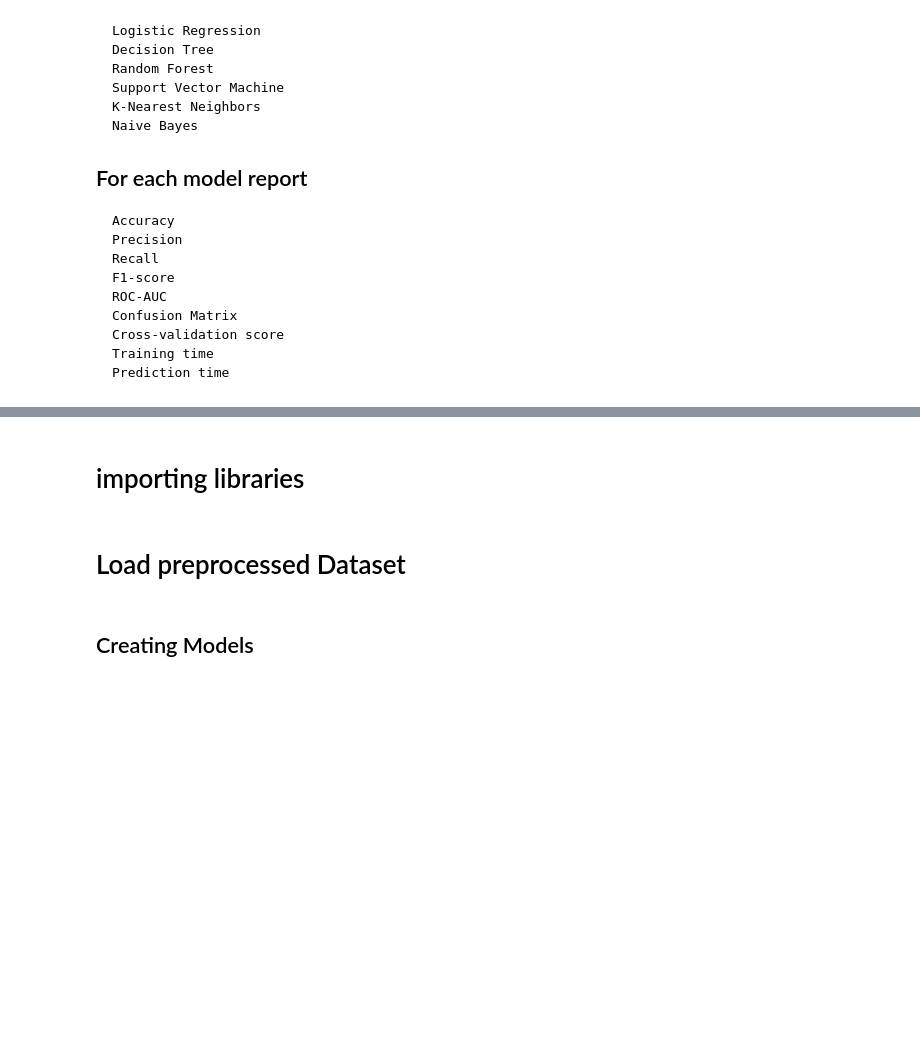
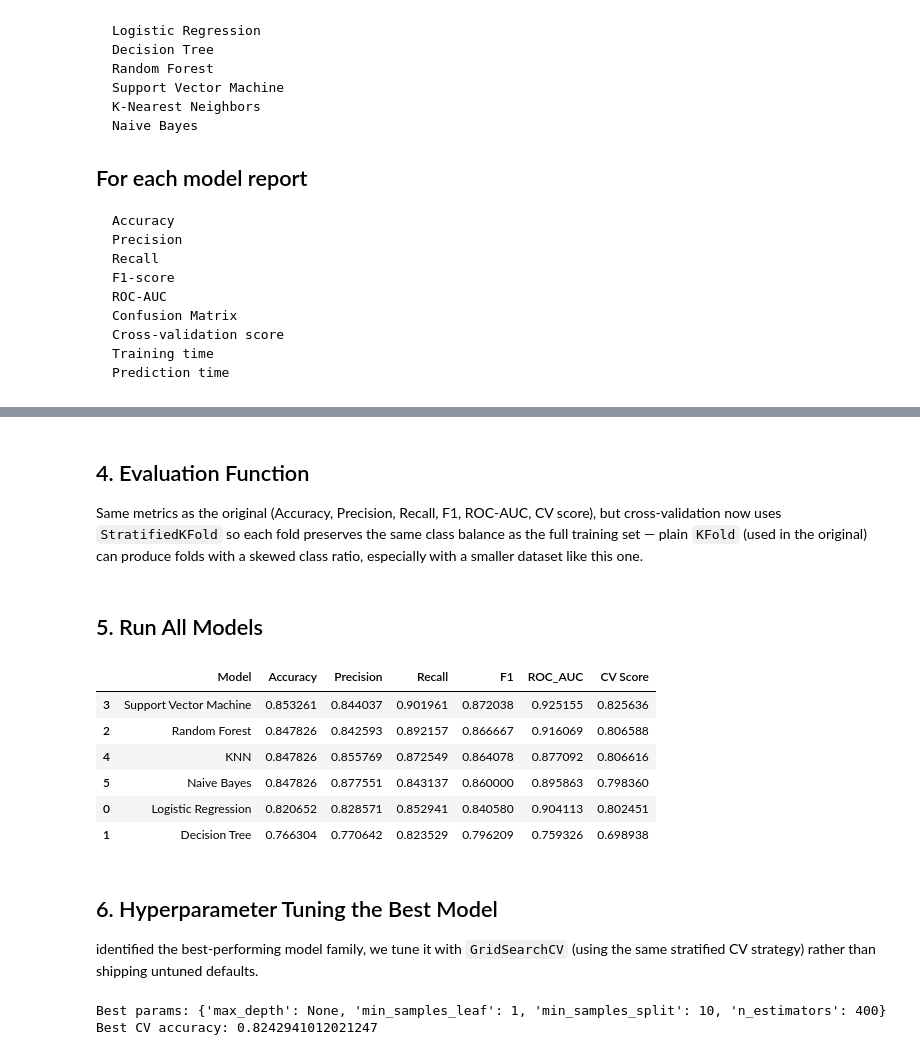
Before and after one commit to Thakurji890/Heart-Disease-Prediction, a Jupyter notebook: notebooks/03_Baseline_Models.ipynb, the cells around one changed output, grey strips where cells are left out. Cells and saved outputs as stored; diff of their text form; code cells hidden in the pictures; blank space fills up the shorter version.

```diff
--- a/notebooks/03_Baseline_Models.ipynb
+++ b/notebooks/03_Baseline_Models.ipynb
@@ -47,3 +84,8 @@ X_train, X_test, y_train, y_test = train_test_split(
 # %% [markdown]
-# importing libraries
+## 4. Evaluation Function
+
+Same metrics as the original (Accuracy, Precision, Recall, F1, ROC-AUC, CV score), but cross-validation
+now uses `StratifiedKFold` so each fold preserves the same class balance as the full training set —
+plain `KFold` (used in the original) can produce folds with a skewed class ratio, especially with a
+smaller dataset like this one.
 # %%
@@ -77,32 +113,54 @@ from sklearn.naive_bayes import GaussianNB
 # %% [markdown]
-# Load preprocessed Dataset
+## 5. Run All Models
 # %%
-X_train = pd.read_csv("../data/processed/X_train.csv")
-X_test = pd.read_csv("../data/processed/X_test.csv")
+results = []
 
-y_train = pd.read_csv("../data/processed/y_train.csv").values.ravel()
-y_test = pd.read_csv("../data/processed/y_test.csv").values.ravel()
+for name, model in models.items():
+    metrics = evaluate_model(model)
+    results.append([name] + metrics)
+
+results_df = pd.DataFrame(
+    results,
+    columns=["Model", "Accuracy", "Precision", "Recall", "F1", "ROC_AUC", "CV Score"]
+)
+
+results_df.sort_values(by="Accuracy", ascending=False)
+# %% [output]
+|  | Model | Accuracy | Precision | Recall | F1 | ROC_AUC | CV Score |
+| 3 | Support Vector Machine | 0.853261 | 0.844037 | 0.901961 | 0.872038 | 0.925155 | 0.825636 |
+| 2 | Random Forest | 0.847826 | 0.842593 | 0.892157 | 0.866667 | 0.916069 | 0.806588 |
+| 4 | KNN | 0.847826 | 0.855769 | 0.872549 | 0.864078 | 0.877092 | 0.806616 |
+| 5 | Naive Bayes | 0.847826 | 0.877551 | 0.843137 | 0.860000 | 0.895863 | 0.798360 |
+| 0 | Logistic Regression | 0.820652 | 0.828571 | 0.852941 | 0.840580 | 0.904113 | 0.802451 |
+| 1 | Decision Tree | 0.766304 | 0.770642 | 0.823529 | 0.796209 | 0.759326 | 0.698938 |
 # %% [markdown]
-## Creating Models
+## 6. Hyperparameter Tuning the Best Model
+
+identified the best-performing model family, we tune it with `GridSearchCV`
+(using the same stratified CV strategy) rather than shipping untuned defaults.
 # %%
-models = {
+param_grid = {
+    "n_estimators": [100, 200, 400],
+    "max_depth": [None, 5, 10, 20],
+    "min_samples_split": [2, 5, 10],
+    "min_samples_leaf": [1, 2, 4]
+}
 
-    "Logistic Regression":
-        LogisticRegression(random_state=42),
+grid_search = GridSearchCV(
+    RandomForestClassifier(random_state=42),
+    param_grid=param_grid,
+    cv=cv_strategy,
+    scoring="accuracy",
+    n_jobs=-1
+)
 
-    "Decision Tree":
-        DecisionTreeClassifier(random_state=42),
+grid_search.fit(X_train, y_train)
 
-    "Random Forest":
-        RandomForestClassifier(random_state=42),
+print("Best params:", grid_search.best_params_)
+print("Best CV accuracy:", grid_search.best_score_)
 
-    "Support Vector Machine":
-        SVC(probability=True, random_state=42),
-
-    "KNN":
-        KNeighborsClassifier(),
-
-    "Naive Bayes":
-        GaussianNB()
-}
+best_model = grid_search.best_estimator_
+# %% [output]
+Best params: {'max_depth': None, 'min_samples_leaf': 1, 'min_samples_split': 10, 'n_estimators': 400}
+Best CV accuracy: 0.8242941012021247
 # %% [markdown]
```
Also changed, not shown: parts of 26 cells of this notebook, 1 other file.
